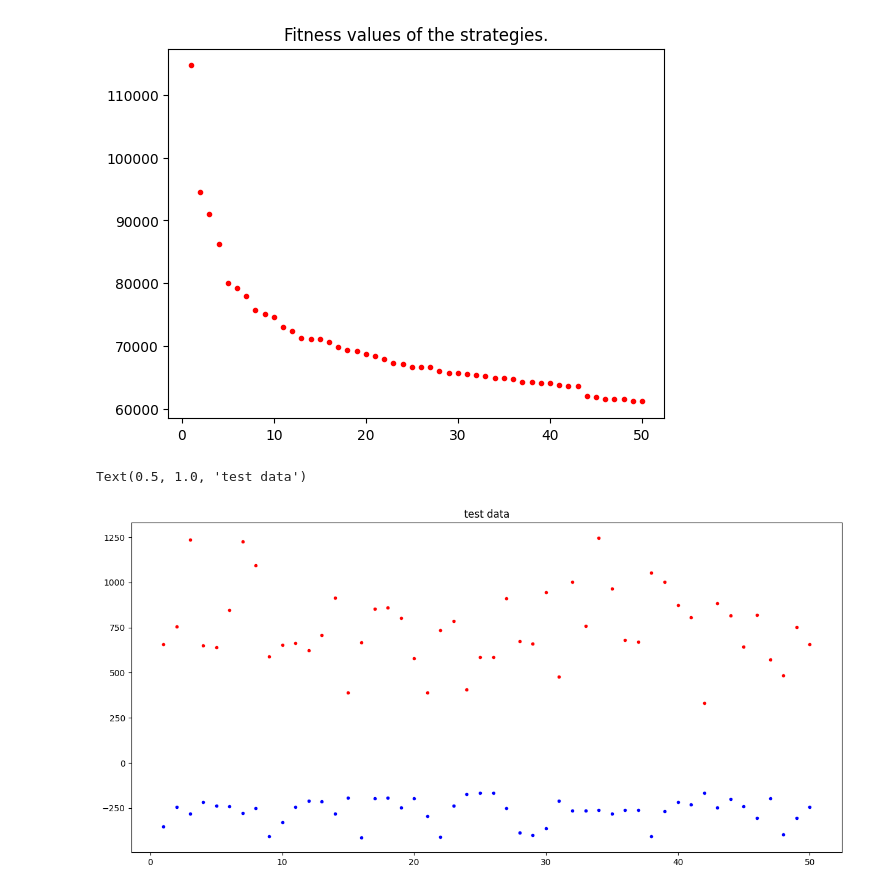
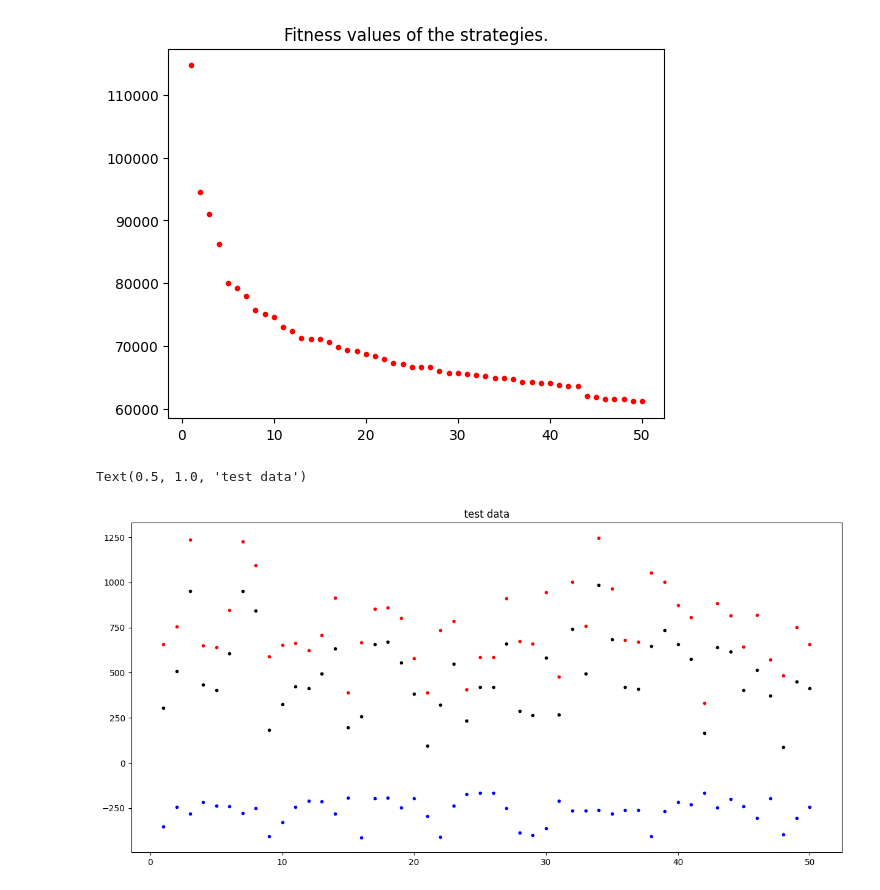
Before and after one commit to KhanNot/GP_trading_strategies, a Jupyter notebook: read_results.ipynb, the cells around one changed output. Saved outputs shown, nothing was run; the diff lists cells and outputs as text; code cells hidden in the pictures.

```diff
--- a/read_results.ipynb
+++ b/read_results.ipynb
@@ -264,10 +300,11 @@ Text(0.5, 1.0, 'Fitness values of the strategies.')
 # %%
 plt.figure(figsize=(15,7))
 plt.plot(range(1,len(hof2)+1),[i[0] for i in lst_hof_test],'r.')
 plt.plot(range(1,len(hof2)+1),[i[1] for i in lst_hof_test],'b.')
+plt.plot(range(1,len(hof2)+1),[i[0]+i[1]  for i in lst_hof_test],'k.')
 
 
 plt.title("test data")
 # %% [output]
 Text(0.5, 1.0, 'test data')
-[figure, old version]
+[figure, new version]
```
Also changed, not shown: parts of 8 cells of this notebook.
